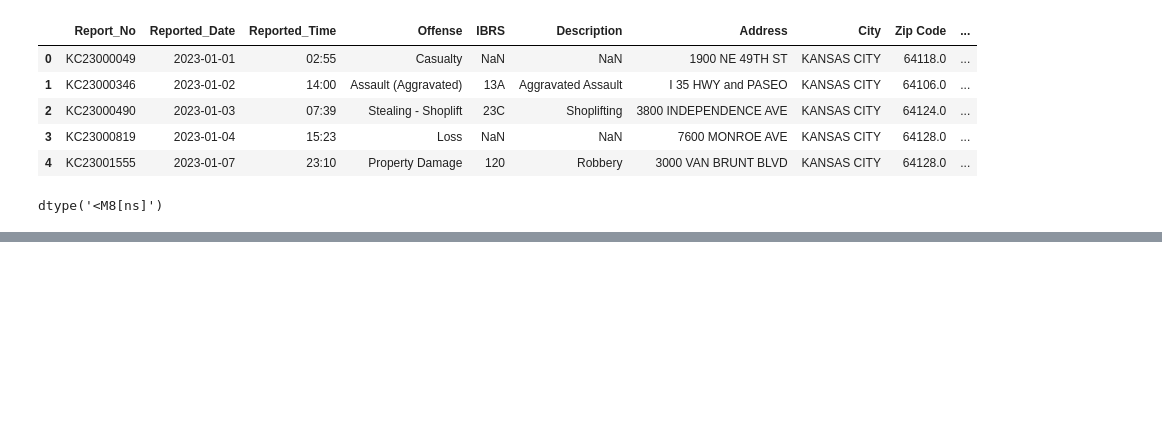
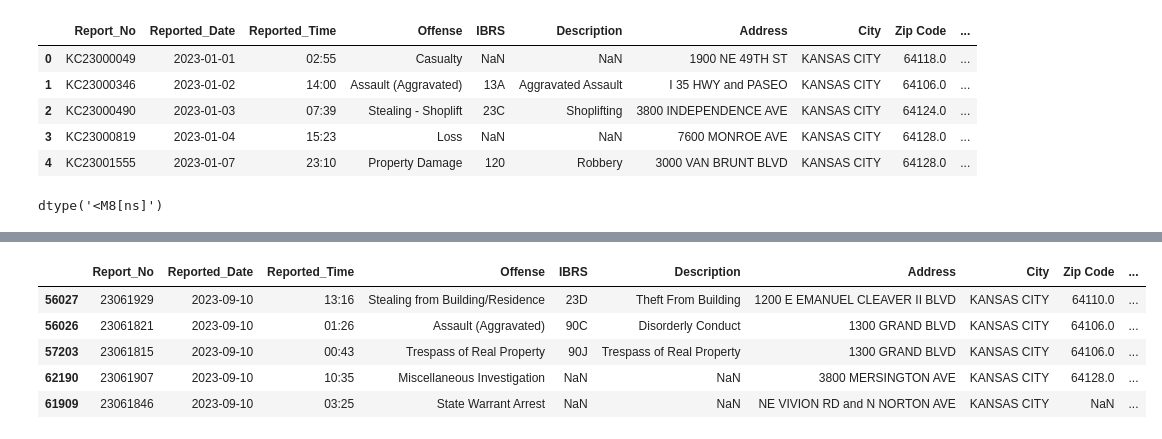
Before and after one commit to KU-Machine-Learning-Project-4/Project_4, a Jupyter notebook: Kansas_City_Crimes.ipynb, the cells around one changed output, grey strips where cells are left out. Cells and saved outputs as stored; diff of their text form; code cells hidden in the pictures; blank space fills up the shorter version.

```diff
--- a/Kansas_City_Crimes.ipynb
+++ b/Kansas_City_Crimes.ipynb
@@ -133,0 +128,9 @@ Name: Reported_Date, Length: 75292, dtype: int64
+# %%
+KC_crimes_tmp.tail()
+# %% [output]
+|  | Report_No | Reported_Date | Reported_Time | Offense | IBRS | Description | Address | City | Zip Code | ... |
+| 56027 | 23061929 | 2023-09-10 | 13:16 | Stealing from Building/Residence | 23D | Theft From Building | 1200 E EMANUEL CLEAVER II BLVD | KANSAS CITY | 64110.0 | ... |
+| 56026 | 23061821 | 2023-09-10 | 01:26 | Assault (Aggravated) | 90C | Disorderly Conduct | 1300 GRAND BLVD | KANSAS CITY | 64106.0 | ... |
+| 57203 | 23061815 | 2023-09-10 | 00:43 | Trespass of Real Property | 90J | Trespass of Real Property | 1300 GRAND BLVD | KANSAS CITY | 64106.0 | ... |
+| 62190 | 23061907 | 2023-09-10 | 10:35 | Miscellaneous Investigation | NaN | NaN | 3800 MERSINGTON AVE | KANSAS CITY | 64128.0 | ... |
+| 61909 | 23061846 | 2023-09-10 | 03:25 | State Warrant Arrest | NaN | NaN | NE VIVION RD and N NORTON AVE | KANSAS CITY | NaN | ... |
```
Also changed, not shown: parts of 13 cells of this notebook.
